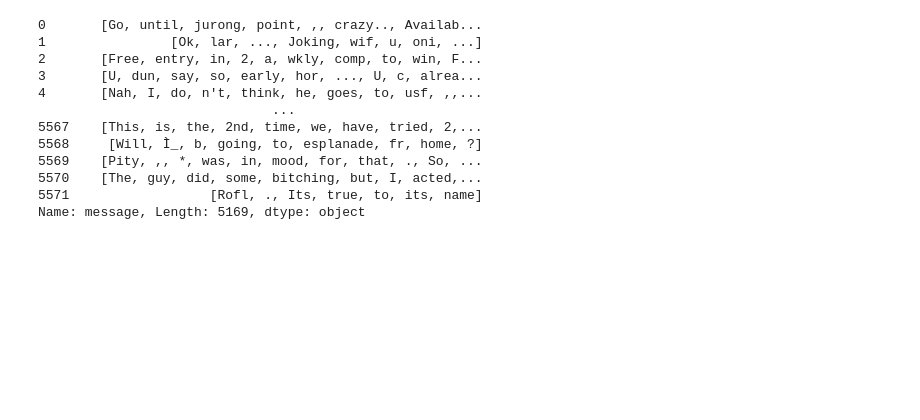
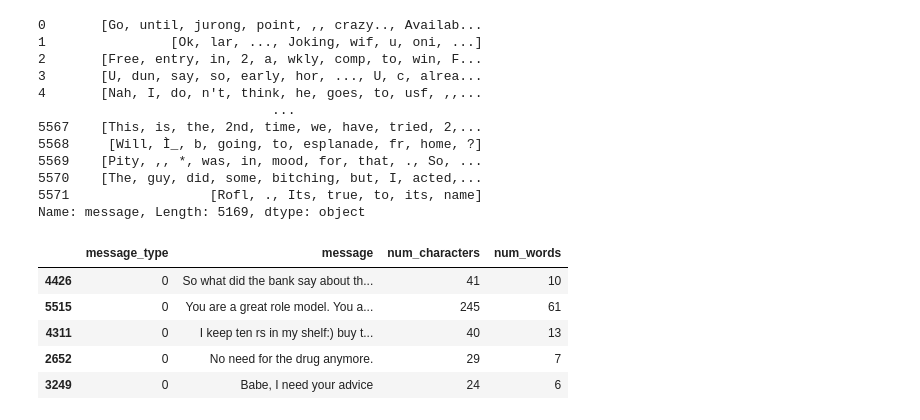
Before and after one commit to RiyaParikh0112/100-Days-of-ML, a Jupyter notebook: sms-spam-classification.ipynb, the cells around one changed output. Cells and saved outputs as stored; diff of their text form; code cells hidden in the pictures; blank space fills up the shorter version.

```diff
--- a/sms-spam-classification.ipynb
+++ b/sms-spam-classification.ipynb
@@ -179,3 +180,14 @@ df['message'].apply(lambda x: nltk.word_tokenize(x))
 5570    [The, guy, did, some, bitching, but, I, acted,...
 5571                  [Rofl, ., Its, true, to, its, name]
 Name: message, Length: 5169, dtype: object
+# %%
+#now find the length of each of the list to get the total number of words in each list
+df['num_words']=df['message'].apply(lambda x:len(nltk.word_tokenize(x)))
+df.sample(5)
+# %% [output]
+|  | message_type | message | num_characters | num_words |
+| 4426 | 0 | So what did the bank say about th... | 41 | 10 |
+| 5515 | 0 | You are a great role model. You a... | 245 | 61 |
+| 4311 | 0 | I keep ten rs in my shelf:) buy t... | 40 | 13 |
+| 2652 | 0 | No need for the drug anymore. | 29 | 7 |
+| 3249 | 0 | Babe, I need your advice | 24 | 6 |
```
Also changed, not shown: parts of 8 cells of this notebook.
